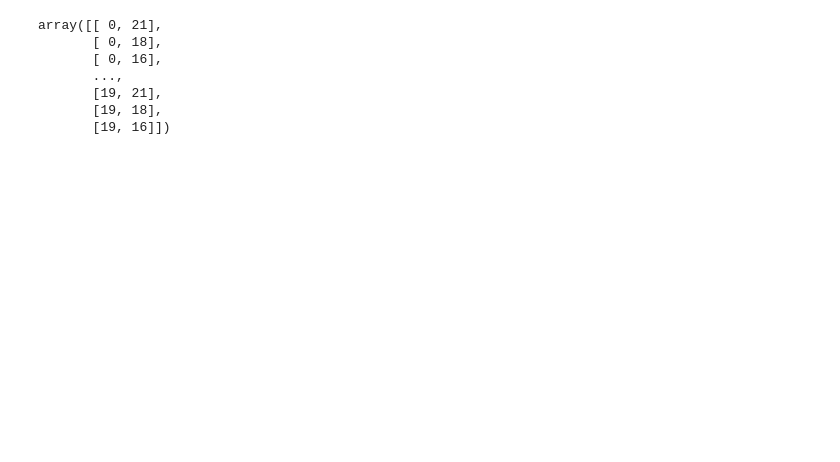
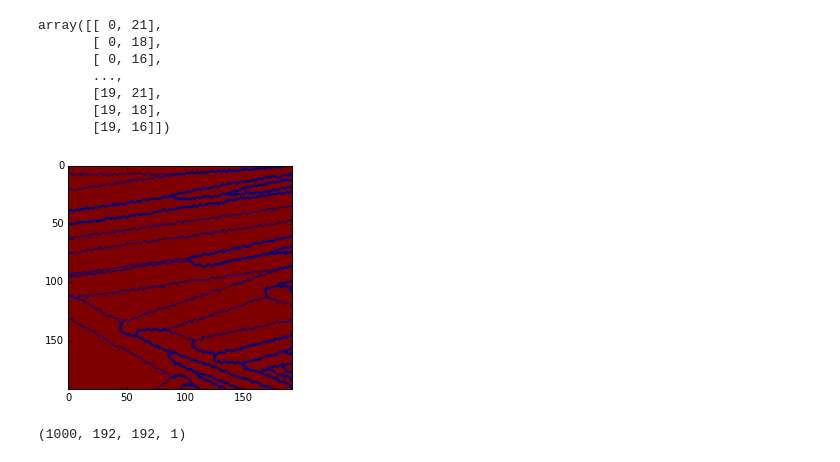
Before and after one commit to hope-yao/BEGAN-tensorflow, a Jupyter notebook: CRS_GEN.ipynb, the cells around one changed output. Cells and saved outputs as stored; diff of their text form; code cells hidden in the pictures; blank space fills up the shorter version.

```diff
--- a/CRS_GEN.ipynb
+++ b/CRS_GEN.ipynb
@@ -311,0 +362,9 @@ z_train = np.delete(z, indices, 0)
+# %%
+%matplotlib inline
+import matplotlib.pyplot as plt
+plt.imshow(data[0,:,:,0])
+plt.show()
+data.shape
+# %% [output]
+[figure, added]
+(1000, 192, 192, 1)
```
Also changed, not shown: parts of 8 cells of this notebook, 4 other files.
